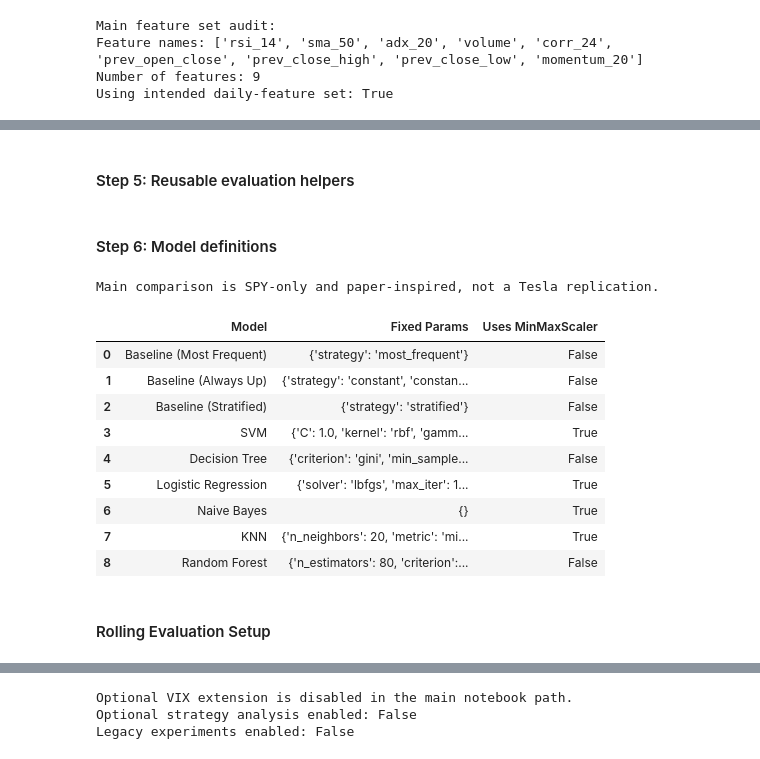
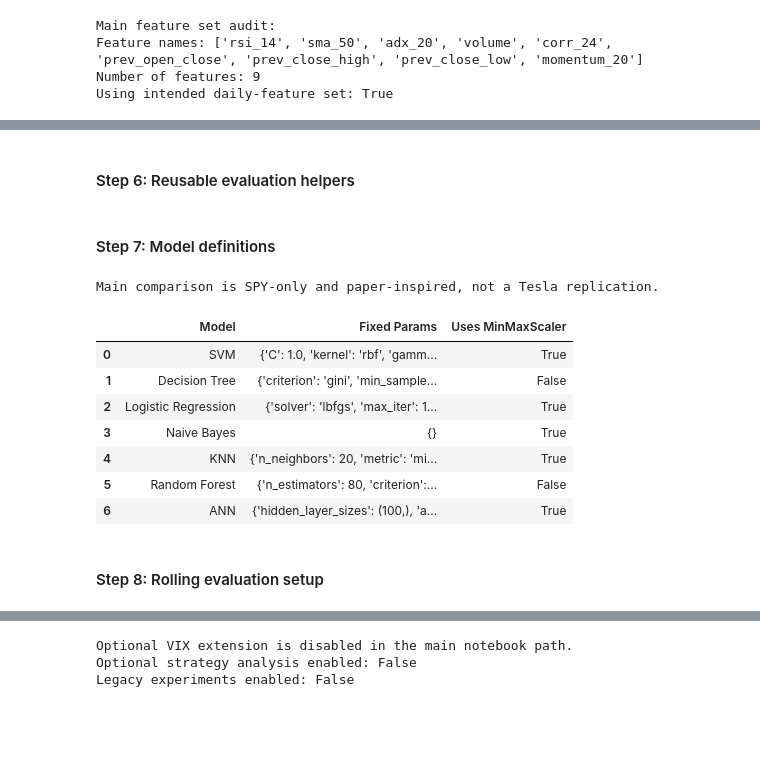
Before and after one commit to SZ330/EE344-Stock-Market-Predictor, a Jupyter notebook: SPY_Predictors_nine_features.ipynb, the cells around one changed output, grey strips where cells are left out. Drawn from its saved outputs; the diff is of its cells as text; code cells hidden in the pictures; blank space fills up the shorter version.

```diff
--- a/SPY_Predictors_nine_features.ipynb
+++ b/SPY_Predictors_nine_features.ipynb
@@ -198,6 +396,6 @@ TEST:  2014-12-31 00:00:00 to 2025-12-29 00:00:00 (2,759)
 Num main-path features: 9
 # %% [markdown]
-#### Step 5: Reusable evaluation helpers
+#### Step 6: Reusable evaluation helpers
 # %%
 def extract_positive_class_scores(model, X):
     if hasattr(model, 'predict_proba'):
@@ -246,40 +444,23 @@ def metric_sort_key(metric_dict):
     safe_auc = -np.inf if pd.isna(roc_auc) else roc_auc
     return (metric_dict['accuracy'], metric_dict['f1'], safe_auc)
 # %% [markdown]
-#### Step 6: Model definitions
+#### Step 7: Model definitions
 # %%
 MODEL_CONFIGS = {
-    'Baseline (Most Frequent)': {'strategy': 'most_frequent'},
-    'Baseline (Always Up)': {'strategy': 'constant', 'constant': [1.0]},
-    'Baseline (Stratified)': {'strategy': 'stratified'},
     'SVM': {'C': 1.0, 'kernel': 'rbf', 'gamma': 'scale'},
     'Decision Tree': {'criterion': 'gini', 'min_samples_split': 4},
     'Logistic Regression': {'solver': 'lbfgs', 'max_iter': 100, 'C': 1.0},
     'Naive Bayes': {},
     'KNN': {'n_neighbors': 20, 'metric': 'minkowski'},
     'Random Forest': {'n_estimators': 80, 'criterion': 'gini', 'min_samples_leaf': 4},
+    'ANN': {'hidden_layer_sizes': (100,), 'activation': 'relu', 'solver': 'adam', 'max_iter': 200},
 }
 
-SCALED_MODELS = {'SVM', 'Logistic Regression', 'Naive Bayes', 'KNN'}
+SCALED_MODELS = {'SVM', 'Logistic Regression', 'Naive Bayes', 'KNN', 'ANN'}
 
 
 
 def build_estimator(model_name, params):
-    if model_name == 'Baseline (Most Frequent)':
-        return DummyClassifier(strategy=params['strategy'])
-
-    if model_name == 'Baseline (Always Up)':
-        return DummyClassifier(
-            strategy=params['strategy'],
-            constant=params['constant']
-        )
-
-    if model_name == 'Baseline (Stratified)':
-        return DummyClassifier(
-            strategy=params['strategy'],
-            random_state=RANDOM_STATE
-        )
-
     if model_name == 'SVM':
         return SVC(
             C=params['C'],
@@ -321,42 +502,50 @@ def build_estimator(model_name, params):
             max_depth=params.get('max_depth'),
             random_state=RANDOM_STATE,
             n_jobs=-1,
         )
 
+    if model_name == 'ANN':
+        return MLPClassifier(
+            hidden_layer_sizes=params['hidden_layer_sizes'],
+            activation=params['activation'],
+            solver=params['solver'],
+            max_iter=params['max_iter'],
+            shuffle=False,
+            random_state=RANDOM_STATE,
+        )
+
     raise ValueError(f'Unsupported model: {model_name}')
 
 
 
 def build_model_pipeline(model_name, params):
     steps = []
 
     if model_name in SCALED_MODELS:
         steps.append(('scaler', MinMaxScaler()))
 
     steps.append(('model', build_estimator(model_name, params)))
     return Pipeline(steps)
 
 
 model_definition_audit = pd.DataFrame({
     'Model': list(MODEL_CONFIGS.keys()),
     'Fixed Params': [MODEL_CONFIGS[model_name] for model_name in MODEL_CONFIGS],
     'Uses MinMaxScaler': [model_name in SCALED_MODELS for model_name in MODEL_CONFIGS],
 })
 
 print('Main comparison is SPY-only and paper-inspired, not a Tesla replication.')
 display(model_definition_audit)
 # %% [output]
 Main comparison is SPY-only and paper-inspired, not a Tesla replication.
 |  | Model | Fixed Params | Uses MinMaxScaler |
-| 0 | Baseline (Most Frequent) | {'strategy': 'most_frequent'} | False |
-| 1 | Baseline (Always Up) | {'strategy': 'constant', 'constan... | False |
-| 2 | Baseline (Stratified) | {'strategy': 'stratified'} | False |
-| 3 | SVM | {'C': 1.0, 'kernel': 'rbf', 'gamm... | True |
-| 4 | Decision Tree | {'criterion': 'gini', 'min_sample... | False |
-| 5 | Logistic Regression | {'solver': 'lbfgs', 'max_iter': 1... | True |
-| 6 | Naive Bayes | {} | True |
-| 7 | KNN | {'n_neighbors': 20, 'metric': 'mi... | True |
-| 8 | Random Forest | {'n_estimators': 80, 'criterion':... | False |
+| 0 | SVM | {'C': 1.0, 'kernel': 'rbf', 'gamm... | True |
+| 1 | Decision Tree | {'criterion': 'gini', 'min_sample... | False |
+| 2 | Logistic Regression | {'solver': 'lbfgs', 'max_iter': 1... | True |
+| 3 | Naive Bayes | {} | True |
+| 4 | KNN | {'n_neighbors': 20, 'metric': 'mi... | True |
+| 5 | Random Forest | {'n_estimators': 80, 'criterion':... | False |
+| 6 | ANN | {'hidden_layer_sizes': (100,), 'a... | True |
-# %% [markdown]
-#### Rolling Evaluation Setup
+# %% [markdown]
+#### Step 8: Rolling evaluation setup
 # %%
```
Also changed, not shown: parts of 21 cells of this notebook.
